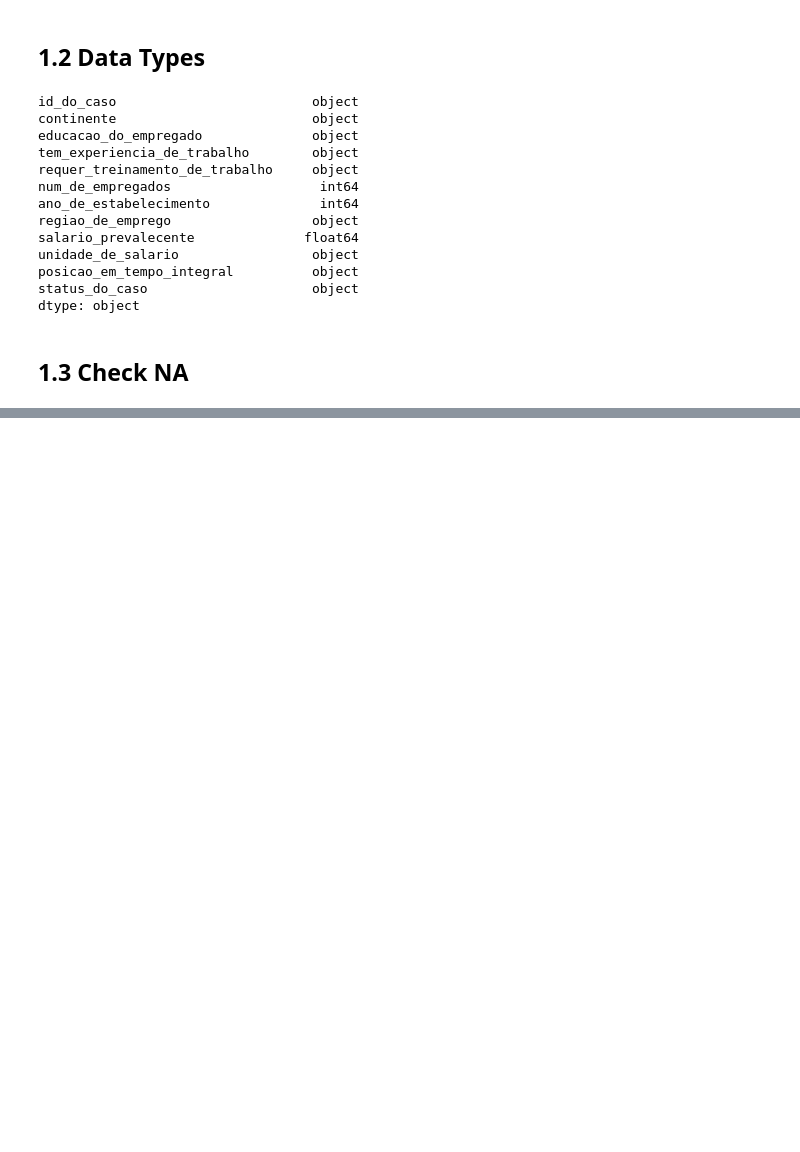
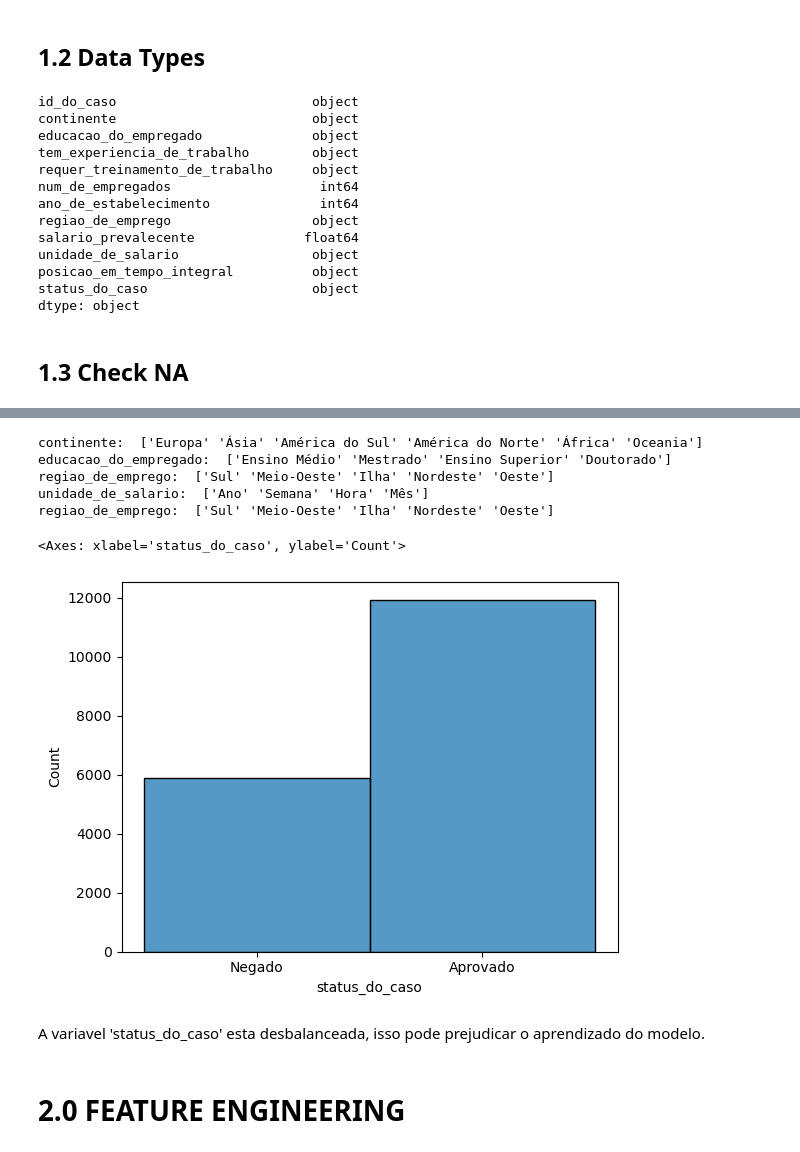
Before and after one commit to leoalvessantana/ML-Olympiad-Vistos-Classification, a Jupyter notebook: vistos_classification.ipynb, the cells around one changed output, grey strips where cells are left out. Saved outputs shown, nothing was run; the diff lists cells and outputs as text; code cells hidden in the pictures; blank space fills up the shorter version.

Commit message:
data description finished

```diff
--- a/vistos_classification.ipynb
+++ b/vistos_classification.ipynb
@@ -10,5 +11,4 @@ import pandas as pd
 # %% [markdown]
 ## 0.3 Loading data
 # %%
-df_train = pd.read_csv('Data/train.csv')
-df_test  = pd.read_csv('Data/test.csv')
+df = pd.read_csv('Data/train.csv')
@@ -47,9 +24,8 @@ df_test
 # %% [markdown]
 # 1.0 DATA DESCRIPTION
 # %%
-# fazendo uma copia do dataset que vamos trabalhar ao longo do prejeto
-
-df1 = df_train.copy()
+# fazendo uma copia do dataset
+df1 = df.copy()
 # %% [markdown]
 ## 1.1 Data Dimensions
 # %%
@@ -80,0 +124,21 @@ dtype: object
+# %%
+print('continente: ',            df1['continente'].unique())
+print('educacao_do_empregado: ', df1['educacao_do_empregado'].unique())
+print('regiao_de_emprego: ',     df1['regiao_de_emprego'].unique())
+print('unidade_de_salario: ',    df1['unidade_de_salario'].unique())
+print('regiao_de_emprego: ',     df1['regiao_de_emprego'].unique())
+# %% [output]
+continente:  ['Europa' 'Ásia' 'América do Sul' 'América do Norte' 'África' 'Oceania']
+educacao_do_empregado:  ['Ensino Médio' 'Mestrado' 'Ensino Superior' 'Doutorado']
+regiao_de_emprego:  ['Sul' 'Meio-Oeste' 'Ilha' 'Nordeste' 'Oeste']
+unidade_de_salario:  ['Ano' 'Semana' 'Hora' 'Mês']
+regiao_de_emprego:  ['Sul' 'Meio-Oeste' 'Ilha' 'Nordeste' 'Oeste']
+# %%
+sns.histplot(data=df1, x='status_do_caso')
+# %% [output]
+<Axes: xlabel='status_do_caso', ylabel='Count'>
+[figure, added]
+# %% [markdown]
+A variavel 'status_do_caso' esta desbalanceada, isso pode prejudicar o aprendizado do modelo.
+# %% [markdown]
+# 2.0 FEATURE ENGINEERING
```
Also changed, not shown: parts of 15 cells of this notebook, 1 other file.
